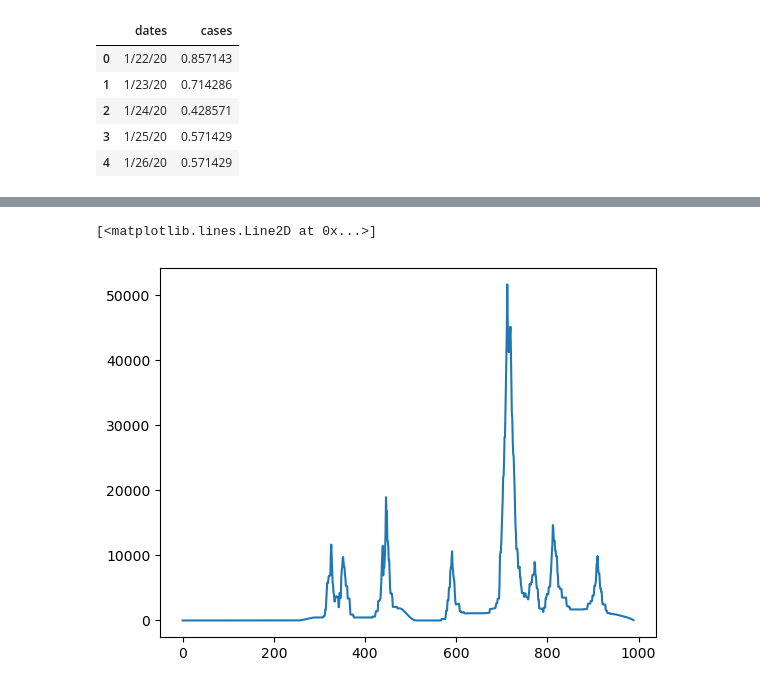
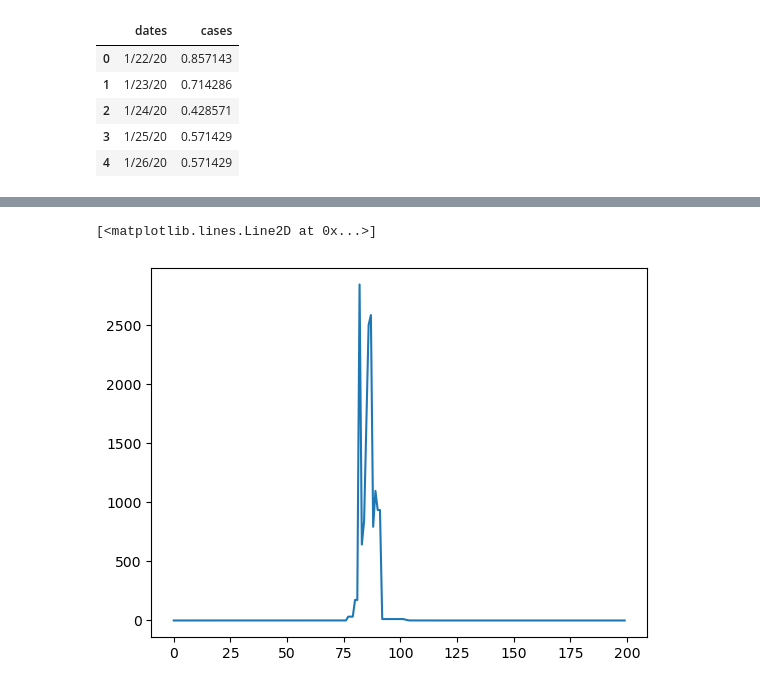
Before and after one commit to waqasbinhamed/numf, a Jupyter notebook: covid_test.ipynb, the cells around one changed output, grey strips where cells are left out. Cells and saved outputs as stored; diff of their text form; code cells hidden in the pictures.

```diff
--- a/covid_test.ipynb
+++ b/covid_test.ipynb
@@ -18,12 +136,17 @@ df.head()
+# %%
+df = pd.read_csv('data/cases_s1.csv')
 # %%
 M = df['cases'].to_numpy().reshape(-1, 1)
 # %%
-r = 10
+r = 5
 m, n = M.shape
 # %%
-saved_obj = np.load('saved_output/results3.npz')
-W0 = saved_obj['W']
-H0 = saved_obj['H']
+W0 = np.random.rand(m, r)
+H0 = np.random.rand(r, n)
+
+# saved_obj = np.load('saved_output/results3.npz')
+# W0 = saved_obj['W']
+# H0 = saved_obj['H']
 # %%
 print(np.linalg.norm(M - W0 @ H0, 'fro') / np.linalg.norm(M, 'fro'))
 # %% [output]
@@ -37,0 +161,2 @@ print(np.linalg.norm(M - W0 @ H0, 'fro') / np.linalg.norm(M, 'fro'))
+# %%
+W, H, _  = numf(M, W0, H0, iters=3)
@@ -38,5 +167,5 @@ print(np.linalg.norm(M - W0 @ H0, 'fro') / np.linalg.norm(M, 'fro'))
 # %%
-plt.plot(W0 @ H0)
+plt.plot(W @ H)
 # %% [output]
 [<matplotlib.lines.Line2D at 0x...>]
-[figure, old version]
+[figure, new version]
```
Also changed, not shown: parts of 22 cells of this notebook, 5 other files.
